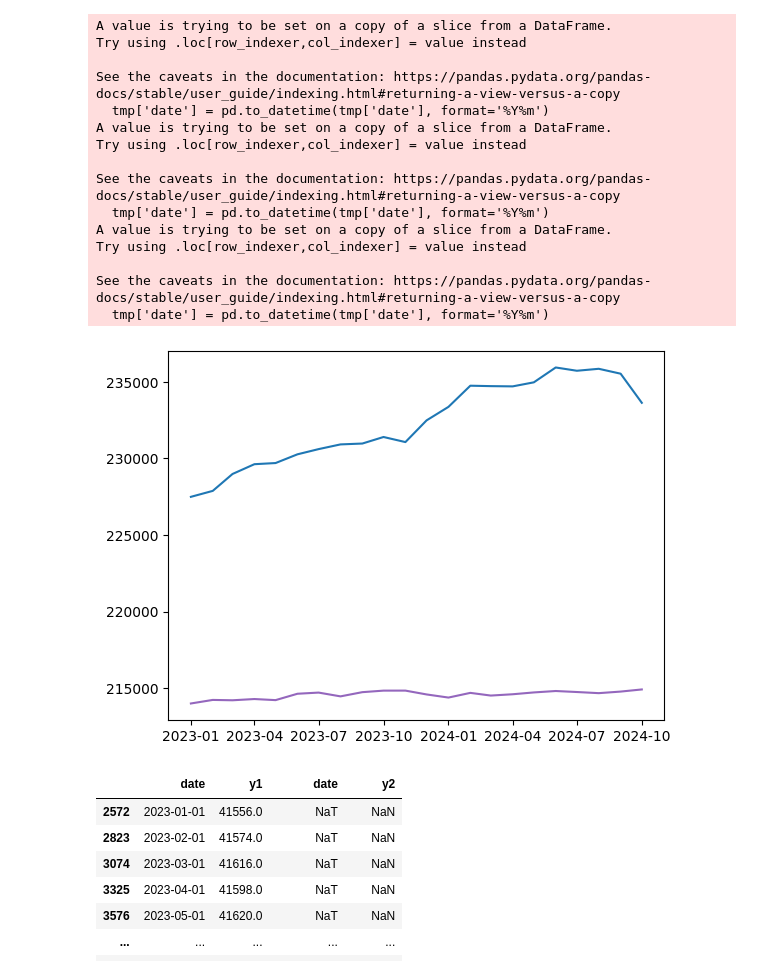
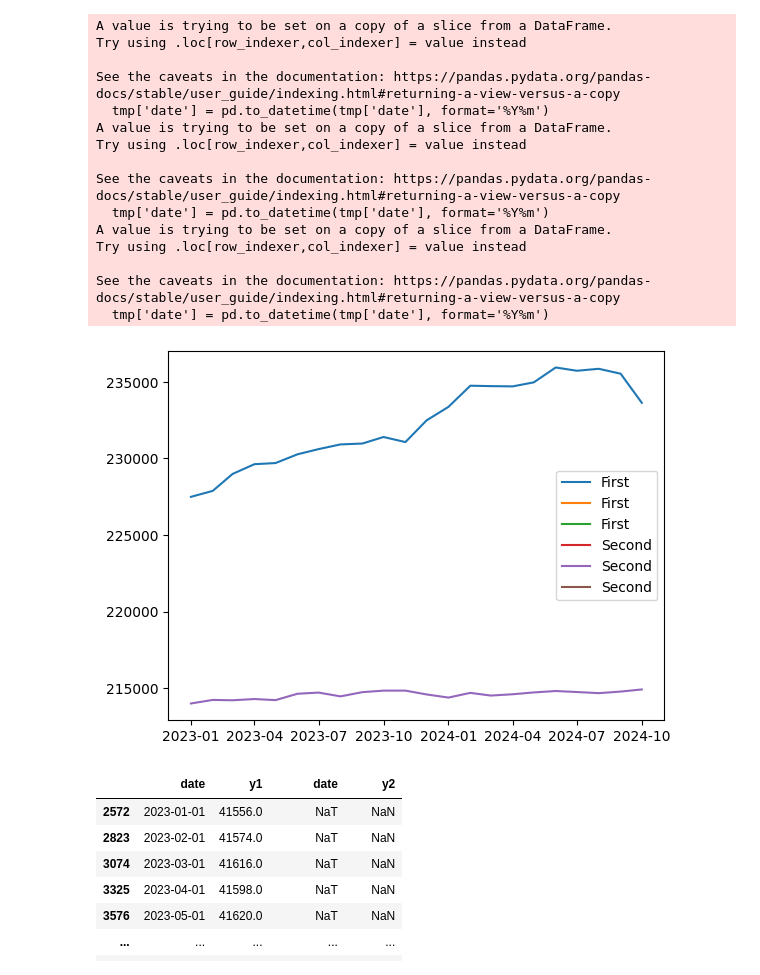
Before and after one commit to SKNETWORKS-FAMILY-AICAMP/SKN07-1st-2Team, a Jupyter notebook: analysis-district.ipynb, the cells around one changed output. Drawn from its saved outputs; the diff is of its cells as text; code cells hidden in the pictures.

Commit message:
add plot

```diff
--- a/analysis-district.ipynb
+++ b/analysis-district.ipynb
@@ -159,35 +410,35 @@ plt.plot(
 #     X['date'],
 #     X['y3'],
 #     label='Gangnam'
 # )
 
 # tmp[['date', 'num']].sort_values(by='date', ascending=True).plot(
 #     x='date', y='num', kind='line', marker='o', #linestyle='None'
 #     title=f"registration number",
 #     # fontproperties=prop
 #      label='Geumcheon'
 # )
 
 
-# plt.legend()
+plt.legend()
 plt.show()
 # %% [output]
 A value is trying to be set on a copy of a slice from a DataFrame.
 Try using .loc[row_indexer,col_indexer] = value instead
 
 See the caveats in the documentation: https://pandas.pydata.org/pandas-docs/stable/user_guide/indexing.html#returning-a-view-versus-a-copy
   tmp['date'] = pd.to_datetime(tmp['date'], format='%Y%m')
 A value is trying to be set on a copy of a slice from a DataFrame.
 Try using .loc[row_indexer,col_indexer] = value instead
 
 See the caveats in the documentation: https://pandas.pydata.org/pandas-docs/stable/user_guide/indexing.html#returning-a-view-versus-a-copy
   tmp['date'] = pd.to_datetime(tmp['date'], format='%Y%m')
 A value is trying to be set on a copy of a slice from a DataFrame.
 Try using .loc[row_indexer,col_indexer] = value instead
 
 See the caveats in the documentation: https://pandas.pydata.org/pandas-docs/stable/user_guide/indexing.html#returning-a-view-versus-a-copy
   tmp['date'] = pd.to_datetime(tmp['date'], format='%Y%m')
-[figure, old version]
+[figure, new version]
 # %%
 X
 # %% [output]
```
Also changed, not shown: parts of 8 cells of this notebook.
